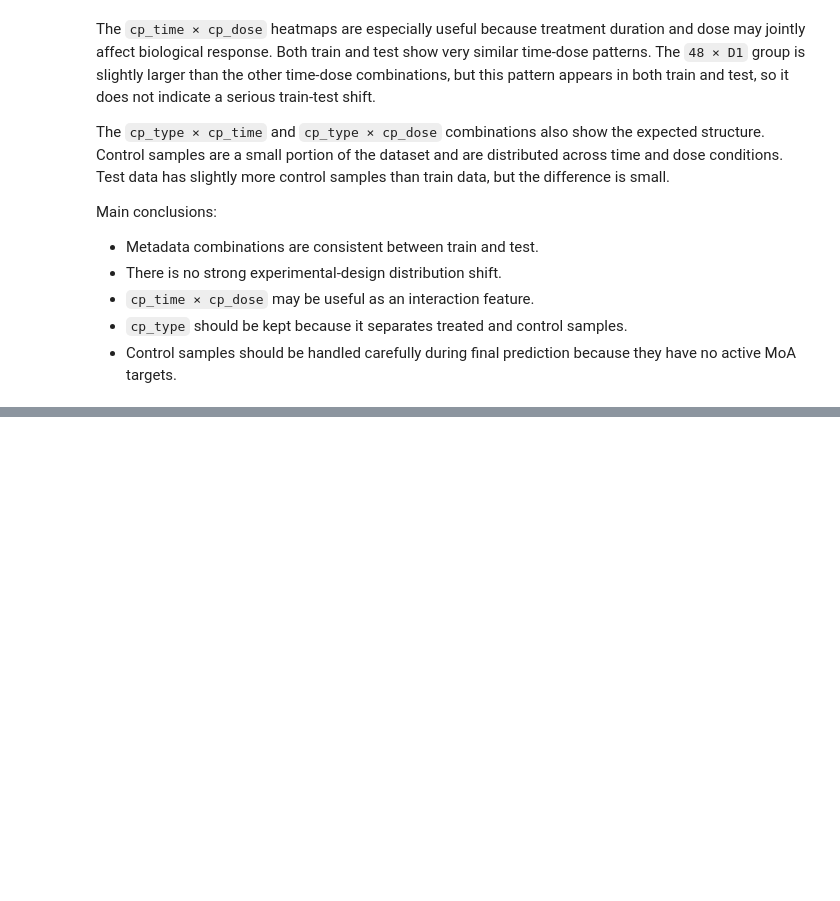
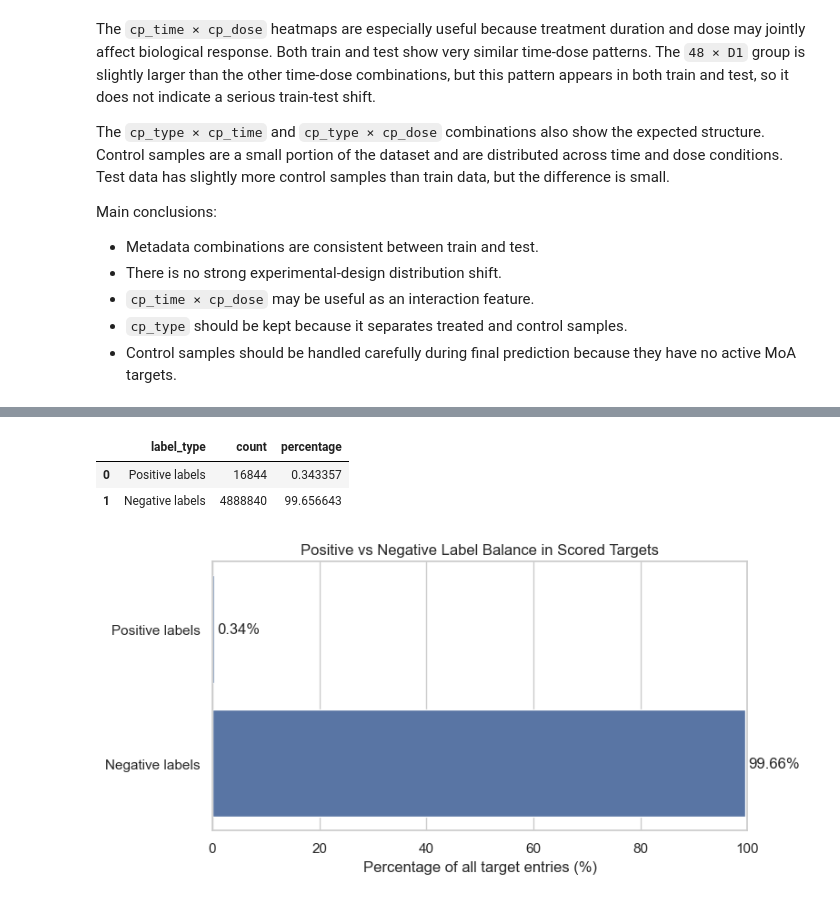
Before and after one commit to kawsar07ahmmed0712-rgb/moa-prediction-drug-response, a Jupyter notebook: notebooks/02_eda.ipynb, the cells around one changed output, grey strips where cells are left out. Cells and saved outputs as stored; diff of their text form; code cells hidden in the pictures; blank space fills up the shorter version.

Commit message:
3.1 Target Matrix Sparsity Overview + 3.2 Target Frequency and Imbalance Analysis + 3.3 Sample-Level Multi-Label Behavior

```diff
--- a/notebooks/02_eda.ipynb
+++ b/notebooks/02_eda.ipynb
@@ -531,0 +639,39 @@ Main conclusions:
+# %%
+target_balance_table = pd.DataFrame({
+    "label_type": ["Positive labels", "Negative labels"],
+    "count": [total_positive_labels, total_negative_labels],
+    "percentage": [positive_label_percentage, negative_label_percentage]
+})
+
+target_balance_table
+# %% [output]
+|  | label_type | count | percentage |
+| 0 | Positive labels | 16844 | 0.343357 |
+| 1 | Negative labels | 4888840 | 99.656643 |
+# %%
+plt.figure(figsize=(8, 4))
+
+sns.barplot(
+    data=target_balance_table,
+    x="percentage",
+    y="label_type"
+)
+
+plt.title("Positive vs Negative Label Balance in Scored Targets")
+plt.xlabel("Percentage of all target entries (%)")
+plt.ylabel("")
+plt.xlim(0, 100)
+
+for index, row in target_balance_table.iterrows():
+    plt.text(
+        row["percentage"] + 0.5,
+        index,
+        f'{row["percentage"]:.2f}%',
+        va="center"
+    )
+
+plt.tight_layout()
+plt.savefig(FIGURE_DIR / "section_3_1_target_label_balance.png", dpi=300, bbox_inches="tight")
+plt.show()
+# %% [output]
+[figure, added]
```
Also changed, not shown: parts of 36 cells of this notebook.
